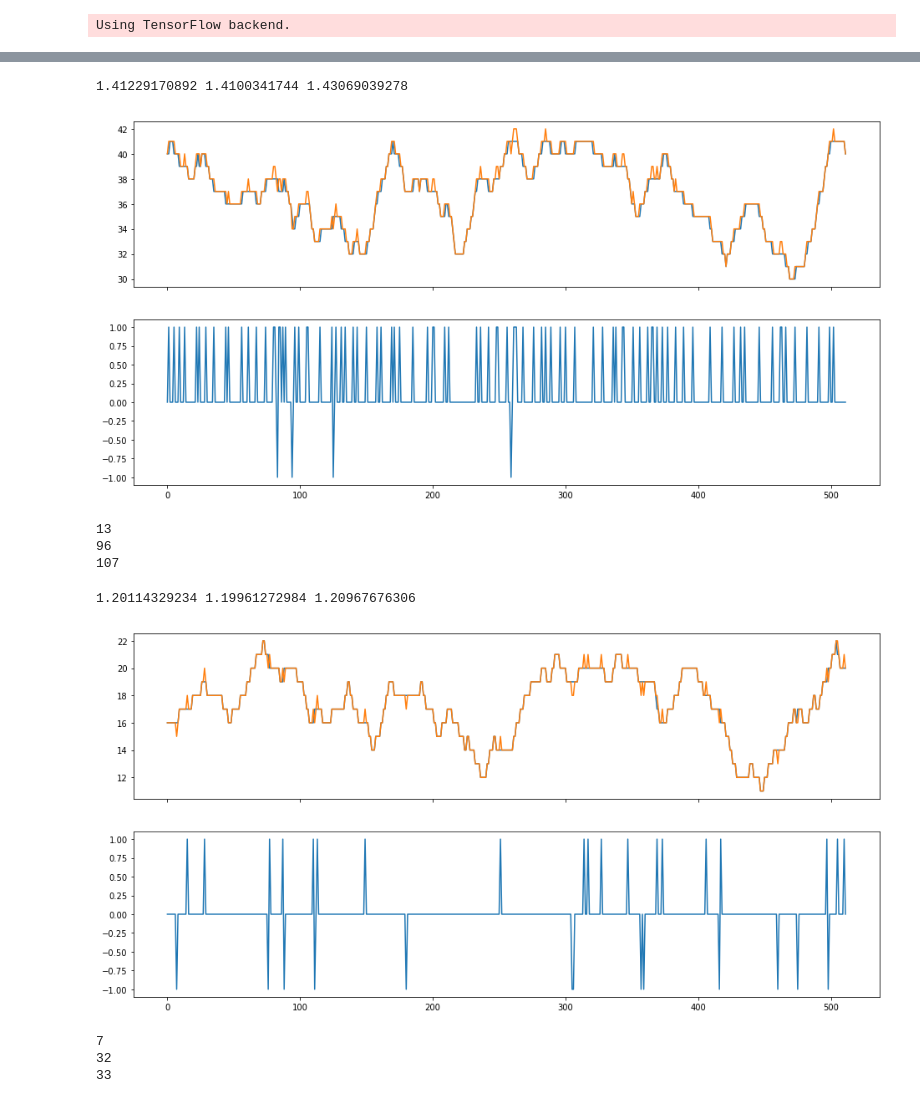
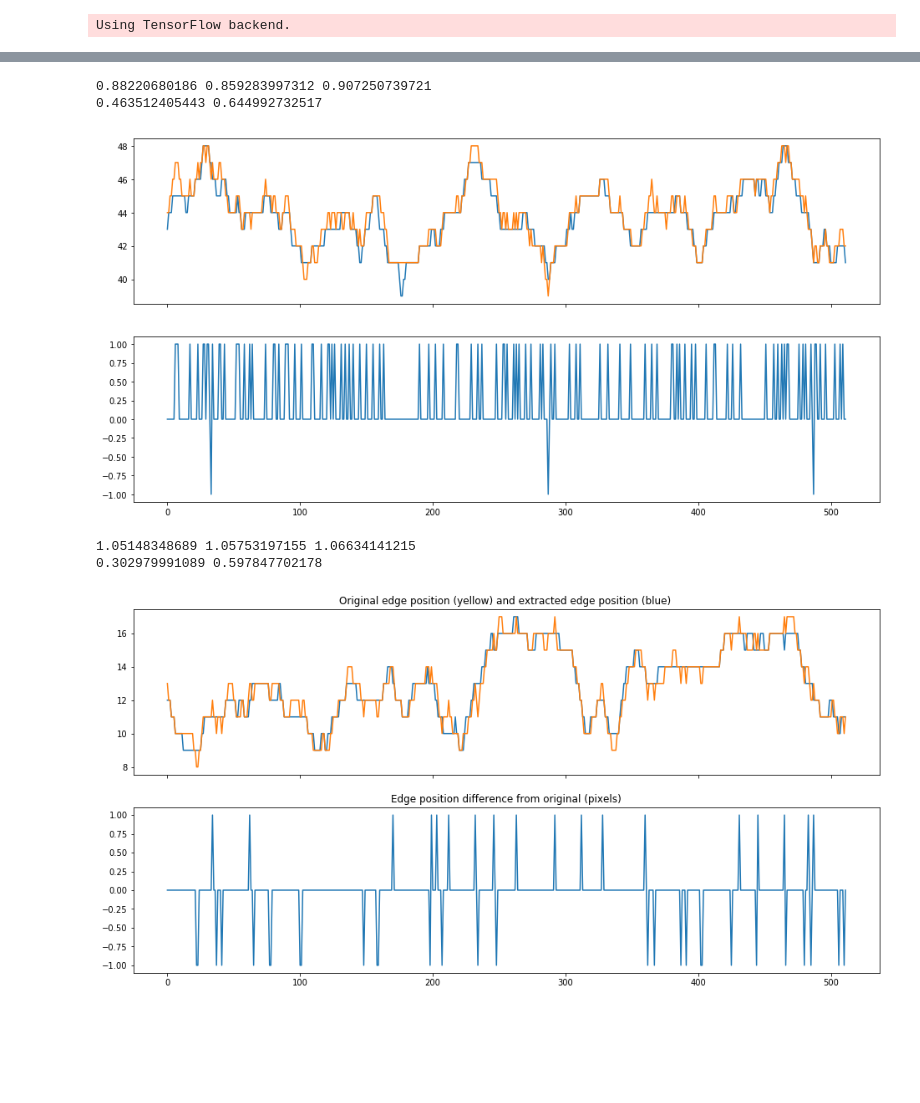
Before and after one commit to narendrachaudhary51/LER_machine_learning, a Jupyter notebook: neural_nets/nnet_prediction.ipynb, the cells around one changed output, grey strips where cells are left out. Saved outputs shown, nothing was run; the diff lists cells and outputs as text; code cells hidden in the pictures; blank space fills up the shorter version.

```diff
--- a/neural_nets/nnet_prediction.ipynb
+++ b/neural_nets/nnet_prediction.ipynb
@@ -19,18 +19,19 @@ path = '/home/grads/n/narendra5/Desktop/Programs/LER_machine_learning/'
 
 model = load_model(path + 'models/' + 'full_run1_epoch_4.h5')
 
-sigma = 1.4
-alpha = 0.9
-Xi = 30
-width = 20
-space = 40
-noise = 200
+sigma = 1.2
+alpha = 0.7
+Xi = 40
+width = 30
+space = 30
+noise = 2
 shift = math.floor(-25 + (width + space/2 + Xi + alpha*10 + sigma*10)%16)
 
 
 original_file = path + 'original_images/oim_' + "{:.2g}".format(sigma*1e-09) + '_' + str(alpha) + '_' + "{0:.2g}".format(Xi*1e-09) + '_' + str(width) + '_' + str(space) + '_' + str(-shift) + '.tiff'
 noisy_file = path + 'noisy_images/nim_' + "{0:.2g}".format(sigma*1e-09) + '_' + str(alpha) + '_' + "{0:.2g}".format(Xi*1e-09) + '_' + str(width) + '_' + str(space) + '_' + str(-shift) + '_' + str(noise) + '.tiff'
 
+print(noisy_file)
 im = np.array(Image.open(original_file))
 imnoisy = np.array(Image.open(noisy_file))
 
@@ -42,11 +43,7 @@ impredict = model.predict(imnoisy)
 imnoisy = imnoisy.reshape(1024,64)
 impredict = impredict.reshape(1024,64)
 impredict = impredict.astype(float)
-"""
-impredict = np.around(impredict*256)
-im = np.around(im*256)
-imnoisy = np.around(imnoisy*256)
-"""
+
 
 mse = ((im - impredict) ** 2).mean()
 print(mse)
@@ -269,50 +258,57 @@ rightline = rightline + shift
 
 fig, ax = plt.subplots(nrows=2, ncols=1, figsize=(16, 8),sharex=True, sharey=False)
 
-ledge1 = np.argmax(np.fliplr(edges_im), axis = 1)[256:768]
-ledge2 = np.argmax(np.fliplr(edges_impredict), axis = 1)[256:768]
-print(np.std(ledge1)/2, np.std(ledge2)/2, np.std(rightline[255:767].astype(int))/2)
+redge1 = np.argmax(np.fliplr(edges_im), axis = 1)[256:768]
+redge2 = np.argmax(np.fliplr(edges_impredict), axis = 1)[256:768]
+print(np.std(redge1)/2, np.std(redge2)/2, np.std(rightline[255:767].astype(int))/2)
+
+redge1 = 62 - redge1
+redge2 = 62 - redge2
+
+rorig_rmse = np.sqrt(((rightline[255:767].astype(int) - redge1)**2).mean())
+rpred_rmse = np.sqrt(((rightline[255:767].astype(int) - redge2)**2).mean())
+print(rorig_rmse, rpred_rmse)
 
 
-ledge1 = 62 - ledge1
-ledge2 = 62 - ledge2
-#ax[0].plot(ledge1)
-ax[0].plot(ledge1)
+
+ax[0].plot(redge2)
 ax[0].plot(rightline[255:767].astype(int))
 
-ax[1].plot(rightline[255:767].astype(int) - ledge1)
+ax[1].plot(rightline[255:767].astype(int) - redge1)
 plt.show()
 
-print(np.sum((ledge1 - ledge2)**2))
-print(np.sum((rightline[255:767].astype(int) - ledge1)**2))
-print(np.sum((rightline[255:767].astype(int) - ledge2)**2))
+
+
+#print(np.sum((redge1 - redge2)**2))
+#print(np.sum((rightline[255:767].astype(int) - redge1)**2))
+#print(np.sum((rightline[255:767].astype(int) - redge2)**2))
 # %% [output]
-1.41229170892 1.4100341744 1.43069039278
+0.88220680186 0.859283997312 0.907250739721
+0.463512405443 0.644992732517
-[figure, old version]
+[figure, new version]
-13
-96
-107
 # %%
 fig, ax = plt.subplots(nrows=2, ncols=1, figsize=(16, 8),sharex=True, sharey=False)
 
 ledge1 = np.argmax(edges_im, axis = 1)[256:768]
 ledge2 = np.argmax(edges_impredict, axis = 1)[256:768]
 print(np.std(ledge1)/2, np.std(ledge2)/2, np.std(leftline[255:767].astype(int))/2)
 
+lorig_rmse = np.sqrt(((leftline[255:767].astype(int) - ledge1)**2).mean())
+lpred_rmse = np.sqrt(((leftline[255:767].astype(int) - ledge2)**2).mean())
 
-#ax[0].plot(ledge1)
-ax[0].plot(ledge1)
+print(lorig_rmse, lpred_rmse)
+
+ax[0].plot(ledge2)
 ax[0].plot(leftline[255:767].astype(int))
-
+ax[0].set_title('Original edge position (yellow) and extracted edge position (blue) ')
 ax[1].plot(leftline[255:767].astype(int) - ledge1)
+ax[1].set_title('Edge position difference from original (pixels)')
 plt.show()
 
-print(np.sum((ledge1 - ledge2)**2))
-print(np.sum((leftline[255:767].astype(int) - ledge1)**2))
-print(np.sum((leftline[255:767].astype(int) - ledge2)**2))
+#print(np.sum((ledge1 - ledge2)**2))
+#print(np.sum((leftline[255:767].astype(int) - ledge1)**2))
+#print(np.sum((leftline[255:767].astype(int) - ledge2)**2))
 # %% [output]
-1.20114329234 1.19961272984 1.20967676306
+1.05148348689 1.05753197155 1.06634141215
+0.302979991089 0.597847702178
-[figure, old version]
+[figure, new version]
-7
-32
-33
```
Also changed, not shown: parts of 4 cells of this notebook, 4 other files.
